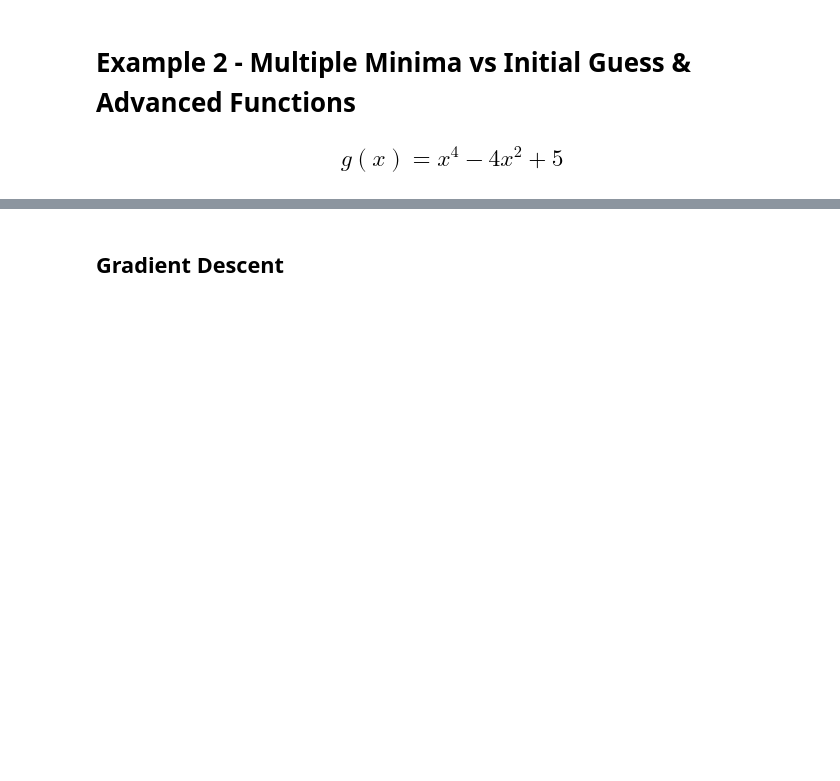
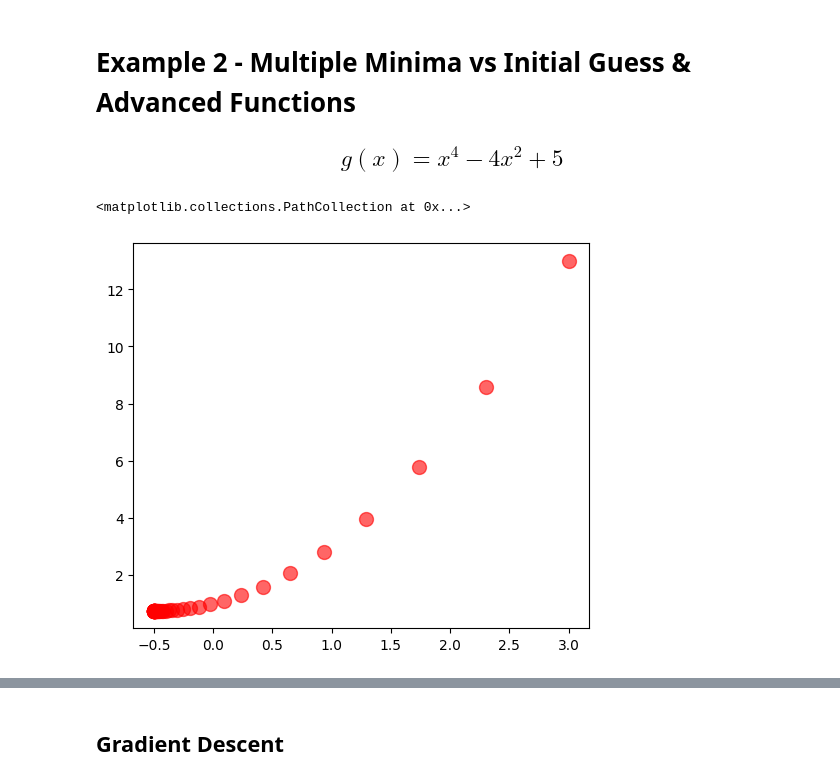
Before and after one commit to bollitulasi/FMML-Lab-assignment, a Jupyter notebook: FMML_2022_Module_04_Project_2024.ipynb, the cells around one changed output, grey strips where cells are left out. Drawn from its saved outputs; the diff is of its cells as text; code cells hidden in the pictures; blank space fills up the shorter version.

```diff
--- a/FMML_2022_Module_04_Project_2024.ipynb
+++ b/FMML_2022_Module_04_Project_2024.ipynb
@@ -177,0 +127,27 @@ plt.show()
+# %%
+# Gradient Descent
+new_x = 3
+previous_x = 0
+step_multiplier = 0.1
+precision = 0.00001
+
+x_list = [new_x]
+slope_list = [df(new_x)]
+
+for n in range(500):
+    previous_x = new_x
+    gradient = df(previous_x)  # [REQUIRED]
+    new_x = previous_x - step_multiplier * gradient  # [REQUIRED]
+
+    step_size = abs(new_x - previous_x)
+
+    x_list.append(new_x)
+    slope_list.append(df(new_x))
+
+    if step_size < precision:
+        print('Loop ran this many times:', n)
+        break
+
+print('Local minimum occurs at:', new_x)
+print('Slope or df(x) value at this point is:', df(new_x))
+print('f(x) value or cost at this point is:', f(new_x))
@@ -179,4 +160,21 @@ plt.show()
 # Example 2 - Multiple Minima vs Initial Guess & Advanced Functions
 
 ## $$g(x) = x^4 - 4x^2 + 5$$
+# %%
+# Superimpose the gradient descent calculations on the plot
+plt.figure(figsize=[20, 5])
+
+# ... (previous code)
+
+# 1 Chart: Cost function
+plt.subplot(1, 3, 1)
+
+# ... (previous code)
+
+plt.scatter(x_list, f(np.array(x_list)), color='red', s=100, alpha=0.6)  # [REQUIRED]
+
+# ... (remaining code)
+# %% [output]
+<matplotlib.collections.PathCollection at 0x...>
+[figure, added]
 # %%
```
Also changed, not shown: parts of 28 cells of this notebook.
